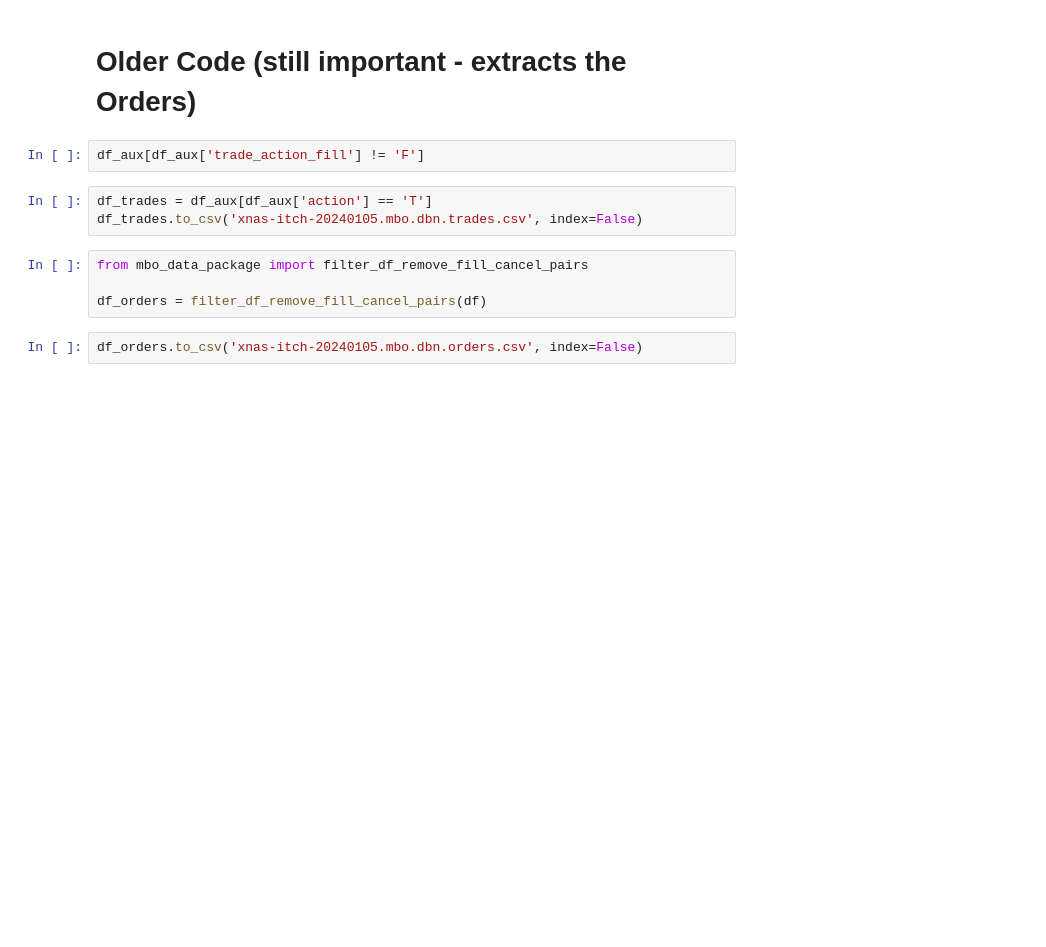
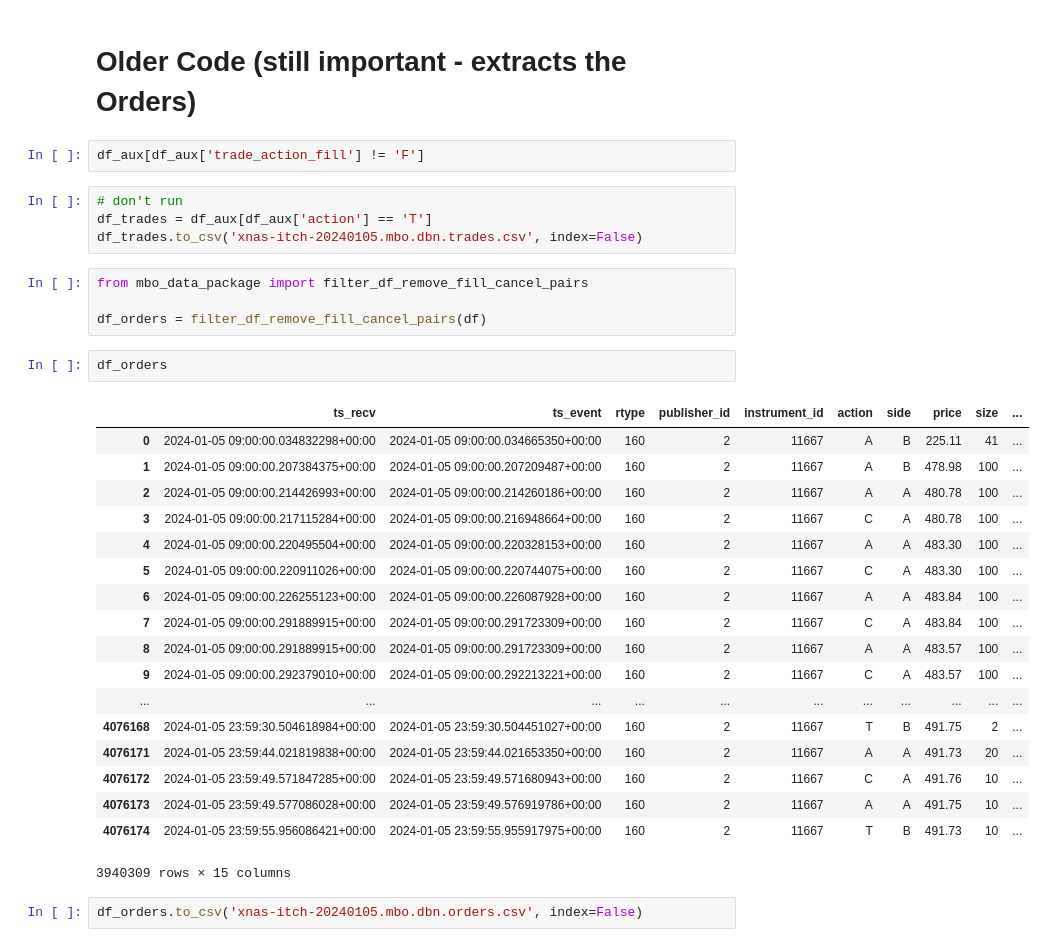
Before and after one commit to edward-b-1/Python-Limit-Order-Book, a Jupyter notebook: mbo_data/extract_order_book_input.ipynb, the cells around one changed output. Drawn from its saved outputs; the diff is of its cells as text; blank space fills up the shorter version.

```diff
--- a/mbo_data/extract_order_book_input.ipynb
+++ b/mbo_data/extract_order_book_input.ipynb
@@ -148,12 +586,34 @@ df_trades.to_csv('xnas-itch-20240105.mbo.dbn.trades.csv', index=False)
 # %%
 df_aux[df_aux['trade_action_fill'] != 'F']
 # %%
+# don't run
 df_trades = df_aux[df_aux['action'] == 'T']
 df_trades.to_csv('xnas-itch-20240105.mbo.dbn.trades.csv', index=False)
 # %%
 from mbo_data_package import filter_df_remove_fill_cancel_pairs
 
 df_orders = filter_df_remove_fill_cancel_pairs(df)
+# %%
+df_orders
+# %% [output]
+|  | ts_recv | ts_event | rtype | publisher_id | instrument_id | action | side | price | size | ... |
+| 0 | 2024-01-05 09:00:00.034832298+00:00 | 2024-01-05 09:00:00.034665350+00:00 | 160 | 2 | 11667 | A | B | 225.11 | 41 | ... |
+| 1 | 2024-01-05 09:00:00.207384375+00:00 | 2024-01-05 09:00:00.207209487+00:00 | 160 | 2 | 11667 | A | B | 478.98 | 100 | ... |
+| 2 | 2024-01-05 09:00:00.214426993+00:00 | 2024-01-05 09:00:00.214260186+00:00 | 160 | 2 | 11667 | A | A | 480.78 | 100 | ... |
+| 3 | 2024-01-05 09:00:00.217115284+00:00 | 2024-01-05 09:00:00.216948664+00:00 | 160 | 2 | 11667 | C | A | 480.78 | 100 | ... |
+| 4 | 2024-01-05 09:00:00.220495504+00:00 | 2024-01-05 09:00:00.220328153+00:00 | 160 | 2 | 11667 | A | A | 483.30 | 100 | ... |
+| 5 | 2024-01-05 09:00:00.220911026+00:00 | 2024-01-05 09:00:00.220744075+00:00 | 160 | 2 | 11667 | C | A | 483.30 | 100 | ... |
+| 6 | 2024-01-05 09:00:00.226255123+00:00 | 2024-01-05 09:00:00.226087928+00:00 | 160 | 2 | 11667 | A | A | 483.84 | 100 | ... |
+| 7 | 2024-01-05 09:00:00.291889915+00:00 | 2024-01-05 09:00:00.291723309+00:00 | 160 | 2 | 11667 | C | A | 483.84 | 100 | ... |
+| 8 | 2024-01-05 09:00:00.291889915+00:00 | 2024-01-05 09:00:00.291723309+00:00 | 160 | 2 | 11667 | A | A | 483.57 | 100 | ... |
+| 9 | 2024-01-05 09:00:00.292379010+00:00 | 2024-01-05 09:00:00.292213221+00:00 | 160 | 2 | 11667 | C | A | 483.57 | 100 | ... |
+| ... | ... | ... | ... | ... | ... | ... | ... | ... | ... | ... |
+| 4076168 | 2024-01-05 23:59:30.504618984+00:00 | 2024-01-05 23:59:30.504451027+00:00 | 160 | 2 | 11667 | T | B | 491.75 | 2 | ... |
+| 4076171 | 2024-01-05 23:59:44.021819838+00:00 | 2024-01-05 23:59:44.021653350+00:00 | 160 | 2 | 11667 | A | A | 491.73 | 20 | ... |
+| 4076172 | 2024-01-05 23:59:49.571847285+00:00 | 2024-01-05 23:59:49.571680943+00:00 | 160 | 2 | 11667 | C | A | 491.76 | 10 | ... |
+| 4076173 | 2024-01-05 23:59:49.577086028+00:00 | 2024-01-05 23:59:49.576919786+00:00 | 160 | 2 | 11667 | A | A | 491.75 | 10 | ... |
+| 4076174 | 2024-01-05 23:59:55.956086421+00:00 | 2024-01-05 23:59:55.955917975+00:00 | 160 | 2 | 11667 | T | B | 491.73 | 10 | ... |
+3940309 rows × 15 columns
 # %%
 df_orders.to_csv('xnas-itch-20240105.mbo.dbn.orders.csv', index=False)
 # %%
```
Also changed, not shown: parts of 49 cells of this notebook.
